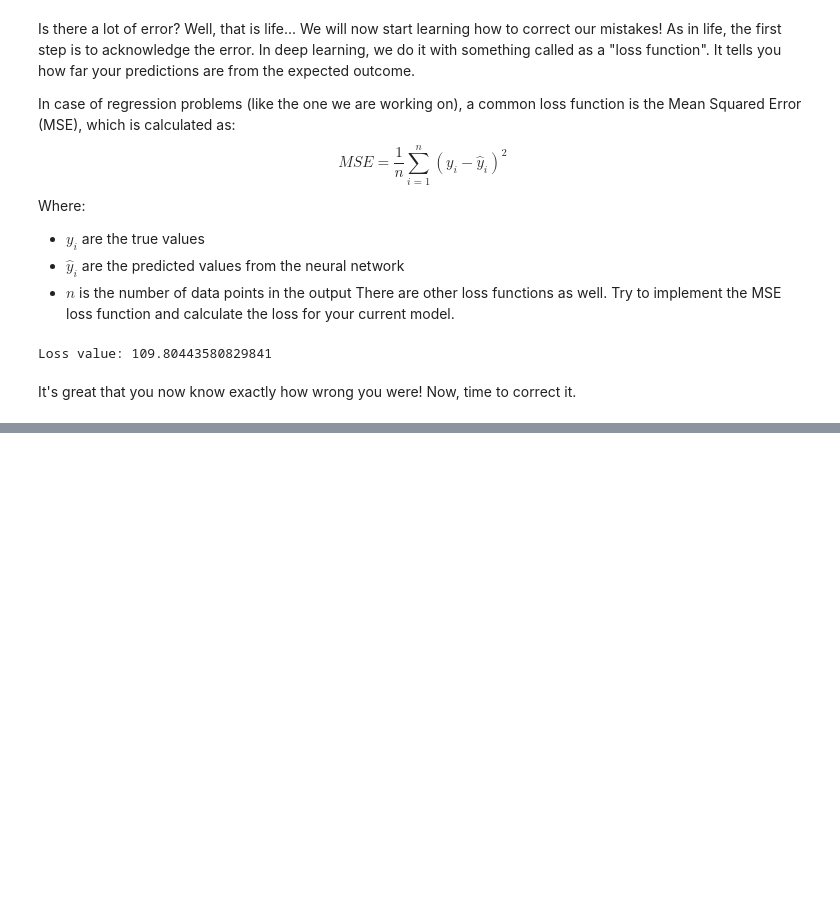
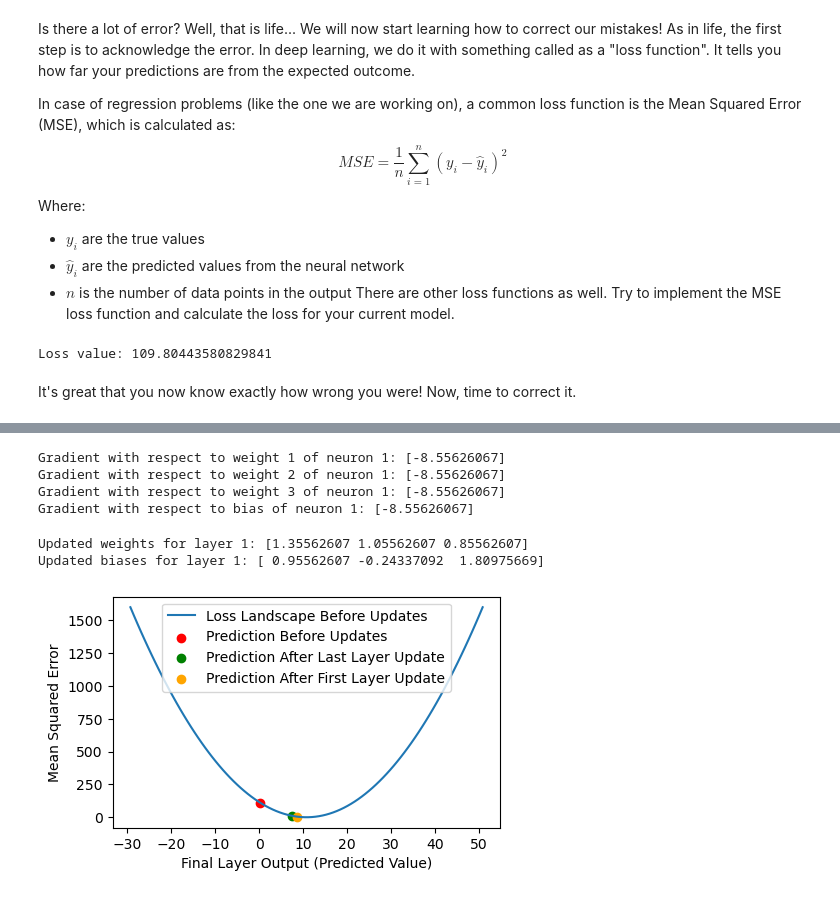
Before and after one commit to cryoTUD/ai4nanobiology, a Jupyter notebook: week_1/2_basics_nn.ipynb, the cells around one changed output, grey strips where cells are left out. Saved outputs shown, nothing was run; the diff lists cells and outputs as text; code cells hidden in the pictures; blank space fills up the shorter version.

```diff
--- a/week_1/2_basics_nn.ipynb
+++ b/week_1/2_basics_nn.ipynb
@@ -483,0 +613,41 @@ Text(0.5, 1.0, 'Effect of Learning Rate on Loss')
+# %%
+def relu_derivative(z):
+    return np.where(z > 0, 1, 0)
+
+# Compute parameters of the first neuron, using the formula above
+dMSE_dW11 = gradient_value * last_layer_weights[0] * relu_derivative(layer_output['neuron1'])
+dMSE_dW12 = gradient_value * last_layer_weights[0] * relu_derivative(layer_output['neuron1'])
+dMSE_dW13 = gradient_value * last_layer_weights[0] * relu_derivative(layer_output['neuron1'])
+dMSE_dB1 = gradient_value * last_layer_weights[0] * relu_derivative(layer_output['neuron1'])
+
+print("Gradient with respect to weight 1 of neuron 1:", dMSE_dW11)
+print("Gradient with respect to weight 2 of neuron 1:", dMSE_dW12)
+print("Gradient with respect to weight 3 of neuron 1:", dMSE_dW13)
+print("Gradient with respect to bias of neuron 1:", dMSE_dB1)
+# %% [output]
+Gradient with respect to weight 1 of neuron 1: [-8.55626067]
+Gradient with respect to weight 2 of neuron 1: [-8.55626067]
+Gradient with respect to weight 3 of neuron 1: [-8.55626067]
+Gradient with respect to bias of neuron 1: [-8.55626067]
+# %%
+# Compute parameters of second and third neuron in the same way
+dMSE_dW21 = gradient_value * last_layer_weights[1] * relu_derivative(layer_output['neuron2'])
+dMSE_dW22 = gradient_value * last_layer_weights[1] * relu_derivative(layer_output['neuron2'])
+dMSE_dW23 = gradient_value * last_layer_weights[1] * relu_derivative(layer_output['neuron2'])
+dMSE_dB2 = gradient_value * last_layer_weights[1] * relu_derivative(layer_output['neuron2'])
+
+# neuron 3
+dMSE_dW31 = gradient_value * last_layer_weights[2] * relu_derivative(layer_output['neuron3'])
+dMSE_dW32 = gradient_value * last_layer_weights[2] * relu_derivative(layer_output['neuron3'])
+dMSE_dW33 = gradient_value * last_layer_weights[2] * relu_derivative(layer_output['neuron3'])
+dMSE_dB3 = gradient_value * last_layer_weights[2] * relu_derivative(layer_output['neuron3'])
+# %%
+# Update weights and biases of the first layer neurons using gradient descent
+updated_layer_1_weight_vector = (weight_vector - learning_rate * np.array([dMSE_dW11, dMSE_dW12, dMSE_dW13]).T).squeeze()
+updated_layer_1_bias_vector = (bias_vector - learning_rate * np.array([dMSE_dB1, dMSE_dB2, dMSE_dB3]).T).squeeze()
+
+print("Updated weights for layer 1:", updated_layer_1_weight_vector)
+print("Updated biases for layer 1:", updated_layer_1_bias_vector)
+# %% [output]
+Updated weights for layer 1: [1.35562607 1.05562607 0.85562607]
+Updated biases for layer 1: [ 0.95562607 -0.24337092  1.80975669]
@@ -483,0 +687,15 @@ Text(0.5, 1.0, 'Effect of Learning Rate on Loss')
+# %%
+# show the loss landscape around the new prediction point after updating the weights of the first layer neurons
+# and compare it with the previous loss landscape after updating the weights of the last layer neuron only
+# and also show the loss landscape before any updates for reference
+
+plt.figure(figsize=(5 ,3))
+plt.plot(y_pred_around_true, mse_values, label='Loss Landscape Before Updates')
+plt.xlabel('Final Layer Output (Predicted Value)')
+plt.ylabel('Mean Squared Error')
+plt.scatter(last_layer_output['output_neuron'], loss_value, color='red', label='Prediction Before Updates')
+plt.scatter(updated_last_layer_output['output_neuron'], updated_loss_value, color='green', label='Prediction After Last Layer Update')
+plt.scatter(re_updated_last_layer_output['output_neuron'], re_updated_loss_value, color='orange', label='Prediction After First Layer Update')
+plt.legend();
+# %% [output]
+[figure, added]
```
Also changed, not shown: parts of 24 cells of this notebook.
